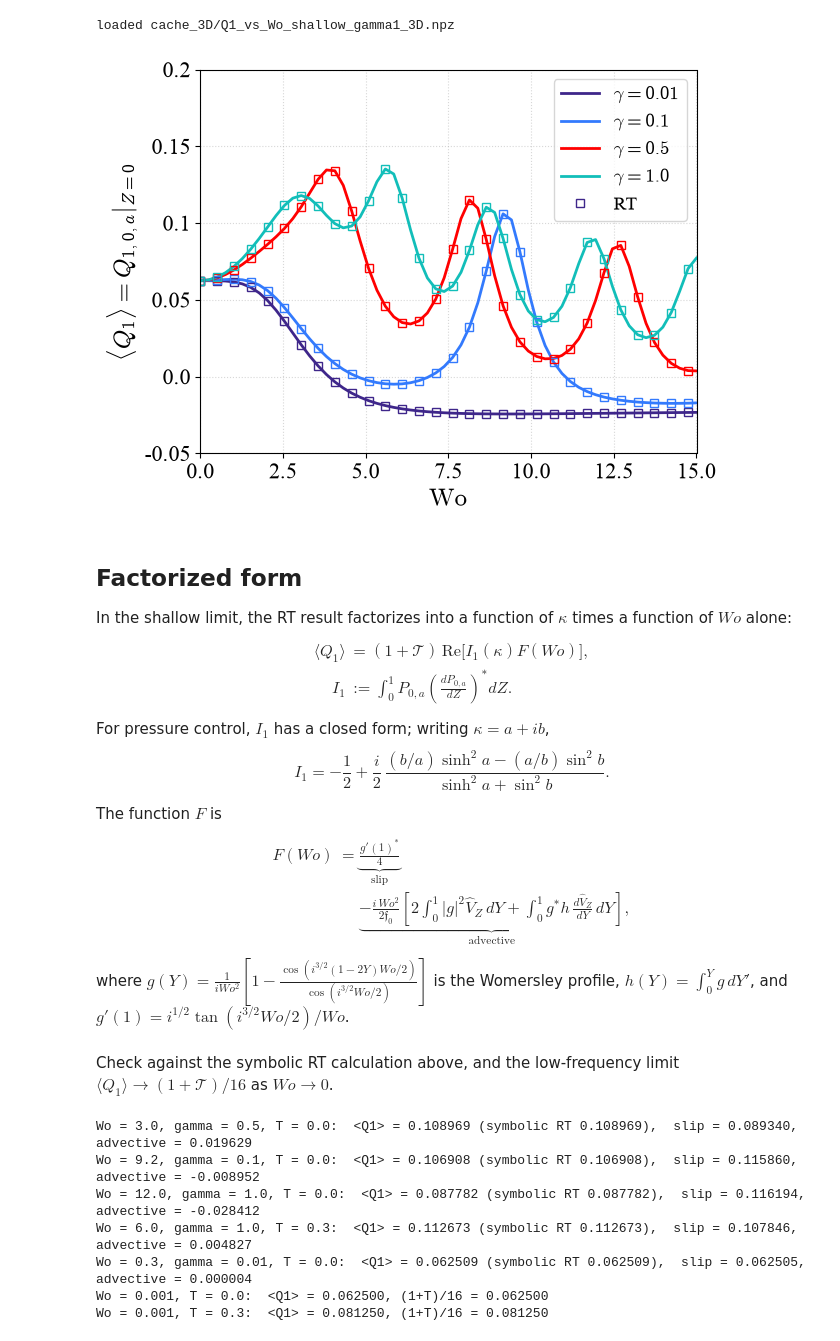
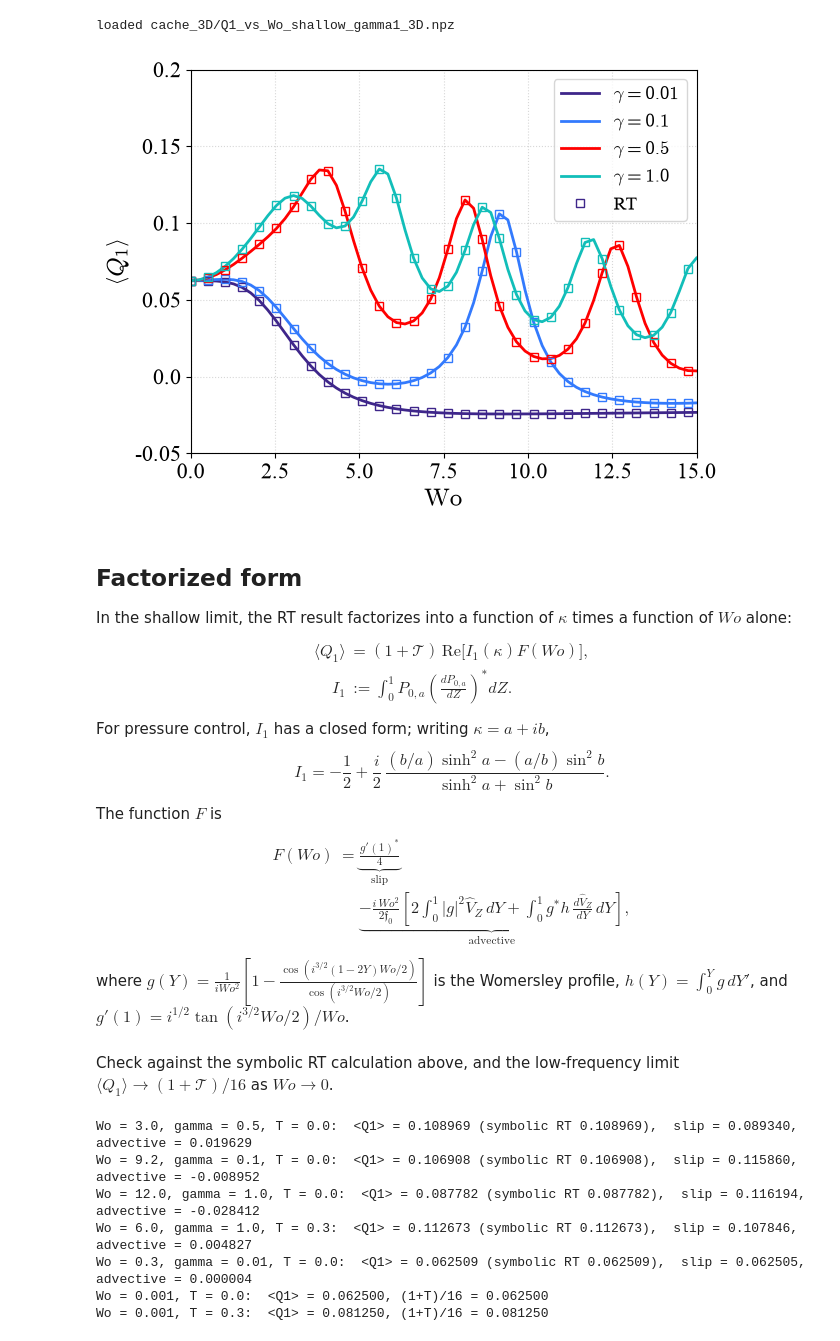
Before and after one commit to ichristov/soft-hydraulic-ale-fsi, a Jupyter notebook: theory_oscillatory/oscillatory_FSI_channel_RT_3D.ipynb, the cells around one changed output. Drawn from its saved outputs; the diff is of its cells as text; code cells hidden in the pictures.

Commit message:
add appendix figures

```diff
--- a/theory_oscillatory/oscillatory_FSI_channel_RT_3D.ipynb
+++ b/theory_oscillatory/oscillatory_FSI_channel_RT_3D.ipynb
@@ -383,7 +383,7 @@ loaded cache_3D/Q1_vs_Wo_shallow_gamma1_3D.npz
 fig, ax = plt.subplots(tight_layout=True)
 ax.set_xlabel('$\mathrm{Wo}$')
 ax.set_xlim(0, 15)
-ax.set_ylabel(r'$\langle Q_1 \rangle = Q_{1,0,a}|_{Z=0}$')
+ax.set_ylabel(r'$\left\langle Q_1 \right\rangle$')
 ax.set_ylim(-0.05, 0.2)
 #ax.set_aspect('equal', 'box')
 ax.grid(alpha=0.5, linestyle='dotted')
@@ -394,40 +394,40 @@ ax.plot(Wo_vals, Q1_ODE_2, color=(51/255, 122/255, 253/255), linewidth=2,
         label=fr'$\gamma={Gm_vals[1]}$')
 ax.plot(Wo_vals, Q1_ODE_3, color='red', linewidth=2,
         label=fr'$\gamma={Gm_vals[2]}$')
 ax.plot(Wo_vals, Q1_ODE_4, color=(18/255, 190/255, 185/255), linewidth=2,
         label=fr'$\gamma={Gm_vals[3]}$')
 # skip some values for RT to avoid overplotting
 ax.plot(Wo_vals[::2], Q1_RT_1[::2], label='RT',
         color=(62/255, 38/255, 138/255), linestyle='', marker='s', fillstyle='none')
 ax.plot(Wo_vals[::2], Q1_RT_2[::2],
         color=(51/255, 122/255, 253/255), linestyle='', marker='s', fillstyle='none')
 ax.plot(Wo_vals[::2], Q1_RT_3[::2],
         color='red', linestyle='', marker='s', fillstyle='none')
 ax.plot(Wo_vals[::2], Q1_RT_4[::2],
         color=(18/255, 190/255, 185/255), linestyle='', marker='s', fillstyle='none')
 
 ax.legend()
 
 # font hack for tick labels when using LaTeX fonts
 xticks = ax.get_xticks()
 ax.set_xticks(xticks)
 ax.set_xticklabels([str(round(x,4)) for x in xticks])
 
 yticks = ax.get_yticks()
 ax.set_yticks(yticks)
 ax.set_yticklabels([str(round(y,4)) for y in yticks])
 
 plt.show()
 
 #fig.savefig('Q1_vs_Wo_EHD_RT.pdf')
 # %% [output]
-[figure, old version]
+[figure, new version]
 # %% [markdown]
 ## Factorized form
 
 In the shallow limit, the RT result factorizes into a function of $\kappa$ times a function of $Wo$ alone:
 \begin{align*}
-    \langle Q_1 \rangle &= (1+\mathcal{T})\, \mathrm{Re}\big[ I_1(\kappa) F(Wo) \big],\\
+    \langle Q_1 \rangle &= (1+\mathscr{T})\, \mathrm{Re}\big[ I_1(\kappa) F(Wo) \big],\\
     I_1 &:= \int_0^1 P_{0,a} \left(\frac{dP_{0,a}}{dZ}\right)^* dZ.
 \end{align*}
 For pressure control, $I_1$ has a closed form; writing $\kappa = a + i b$,
@@ -468,7 +468,7 @@ def Q1_shallow(Wo, Gm, Tt=0.0):
     adv = (1 + Tt)*np.real(I1z*F_adv)
     return slip + adv, slip, adv
 # %% [markdown]
-Check against the symbolic RT calculation above, and the low-frequency limit $\langle Q_1 \rangle \to (1+\mathcal{T})/16$ as $Wo \to 0$.
+Check against the symbolic RT calculation above, and the low-frequency limit $\langle Q_1 \rangle \to (1+\mathscr{T})/16$ as $Wo \to 0$.
 # %%
 # the factorized form against the symbolic RT calculation, at a few points: Wo, gamma, T
 points = [[3.0, 0.5, 0.0],
```
Also changed, not shown: parts of 24 cells of this notebook.
